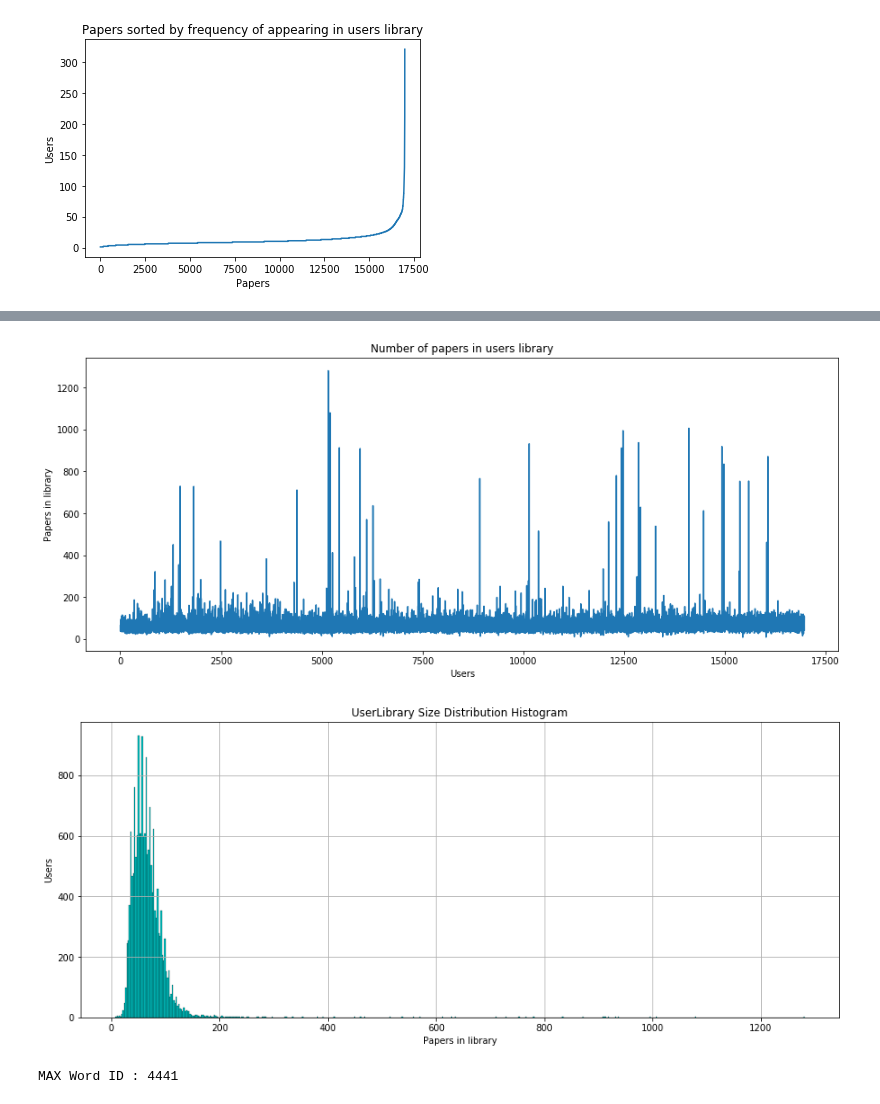
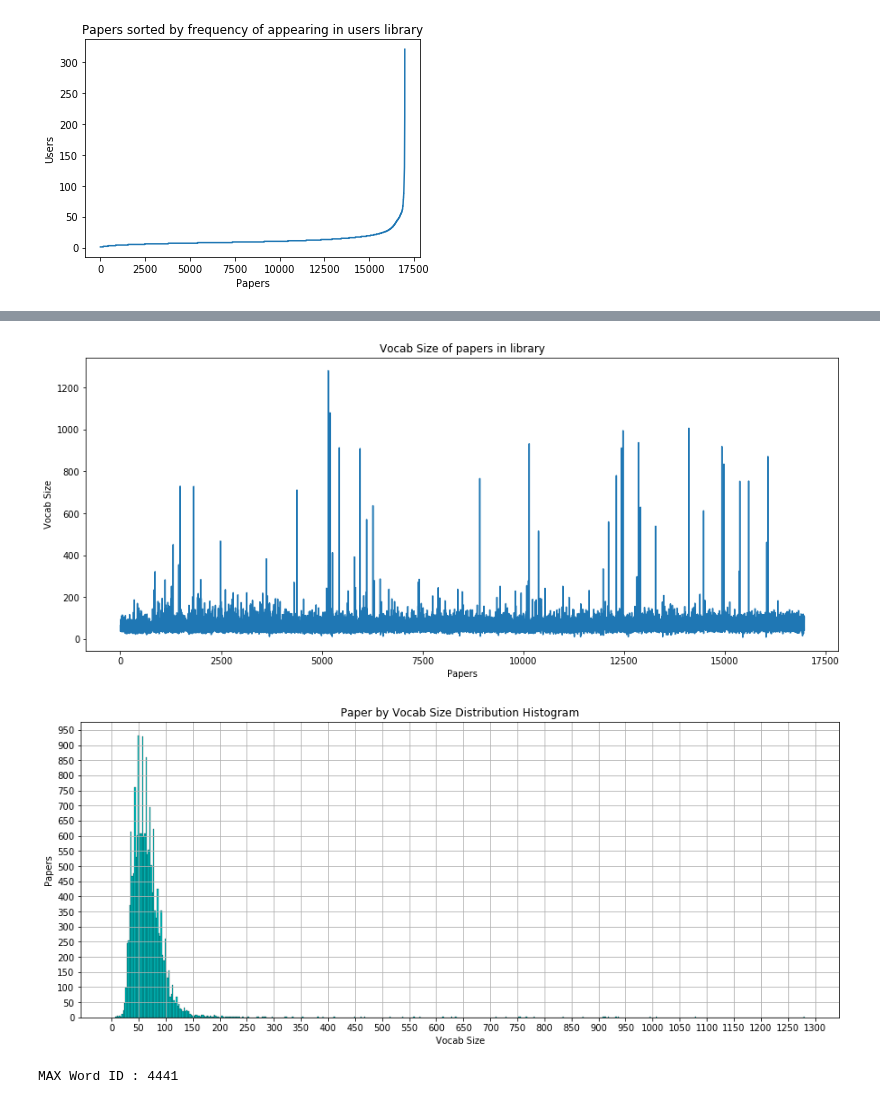
Before and after one commit to midNight-jam/CMPE295B_Recommendation_System_for_Scietific_Literature, a Jupyter notebook: neural_network_exp/visualization.ipynb, the cells around one changed output, grey strips where cells are left out. Drawn from its saved outputs; the diff is of its cells as text; code cells hidden in the pictures.

```diff
--- a/neural_network_exp/visualization.ipynb
+++ b/neural_network_exp/visualization.ipynb
@@ -85,18 +85,18 @@ import data
 
 mat = data.read_and_create_paper_wordFreqCount()
 plt.figure(1, figsize=(15, 6))
-plt.xlabel('Users')
-plt.ylabel('Papers in library')
-plt.title('Number of papers in users library')
+plt.xlabel('Papers')
+plt.ylabel('Vocab Size')
+plt.title('Vocab Size of papers in library')
 plt.plot(mat)
 
 plt.figure(2, figsize=(15, 6))
-# plt.xticks(rotation=55)
+plt.yticks(np.arange(0, 1000, step=50))
+plt.xticks(np.arange(0, 1500, step=50))
 plt.hist(mat, bins = 'auto', color='c', edgecolor='black', linewidth=0.2)
-plt.xlabel('Papers in library')
-plt.ylabel('Users')
+plt.xlabel('Vocab Size')
+plt.ylabel('Papers')
 plt.grid(True)
-# plt.yticks(np.arange(0, 1600, step=100))
-plt.title('UserLibrary Size Distribution Histogram'.format(binwidth))
+plt.title('Paper by Vocab Size Distribution Histogram')
 plt.show()
 # %% [output]
@@ -104,5 +105,5 @@ SHAPE :::::  (16980,)
-[figure, old version]
+[figure, new version]
-[figure, old version]
+[figure, new version]
 # %%
 import matplotlib.pylab as plt
 import data
```
Also changed, not shown: parts of 2 cells of this notebook, 1 other file.
